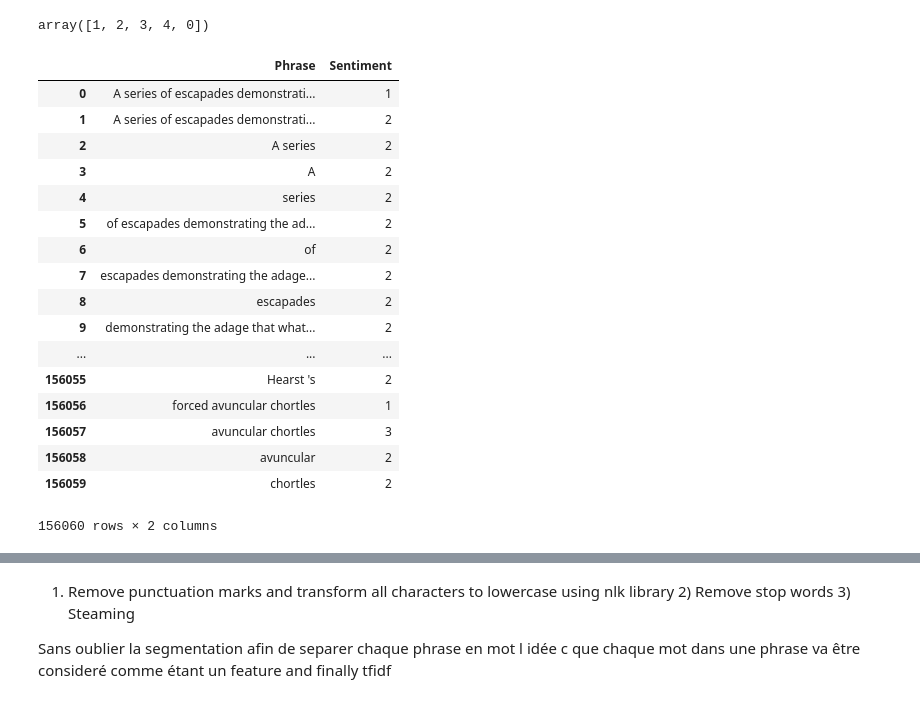
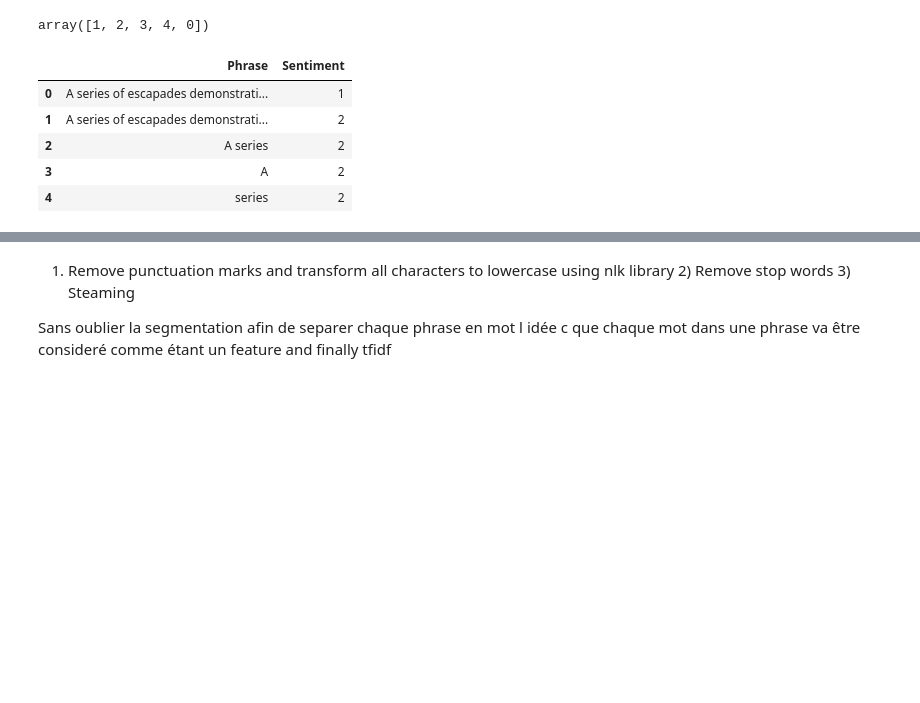
Before and after one commit to amaltarghi/sentiment_analysis, a Jupyter notebook: data_processing_optimise.ipynb, the cells around one changed output, grey strips where cells are left out. Drawn from its saved outputs; the diff is of its cells as text; code cells hidden in the pictures; blank space fills up the shorter version.

```diff
--- a/data_processing_optimise.ipynb
+++ b/data_processing_optimise.ipynb
@@ -32,26 +32,14 @@ df.Sentiment.unique()
 # %% [output]
 array([1, 2, 3, 4, 0])
 # %%
-df
+df.head()
 # %% [output]
 |  | Phrase | Sentiment |
 | 0 | A series of escapades demonstrati... | 1 |
 | 1 | A series of escapades demonstrati... | 2 |
 | 2 | A series | 2 |
 | 3 | A | 2 |
 | 4 | series | 2 |
-| 5 | of escapades demonstrating the ad... | 2 |
-| 6 | of | 2 |
-| 7 | escapades demonstrating the adage... | 2 |
-| 8 | escapades | 2 |
-| 9 | demonstrating the adage that what... | 2 |
-| ... | ... | ... |
-| 156055 | Hearst 's | 2 |
-| 156056 | forced avuncular chortles | 1 |
-| 156057 | avuncular chortles | 3 |
-| 156058 | avuncular | 2 |
-| 156059 | chortles | 2 |
-156060 rows × 2 columns
 # %%
 from wordcloud import WordCloud
 from nltk.corpus import stopwords
```
Also changed, not shown: parts of 19 cells of this notebook.
